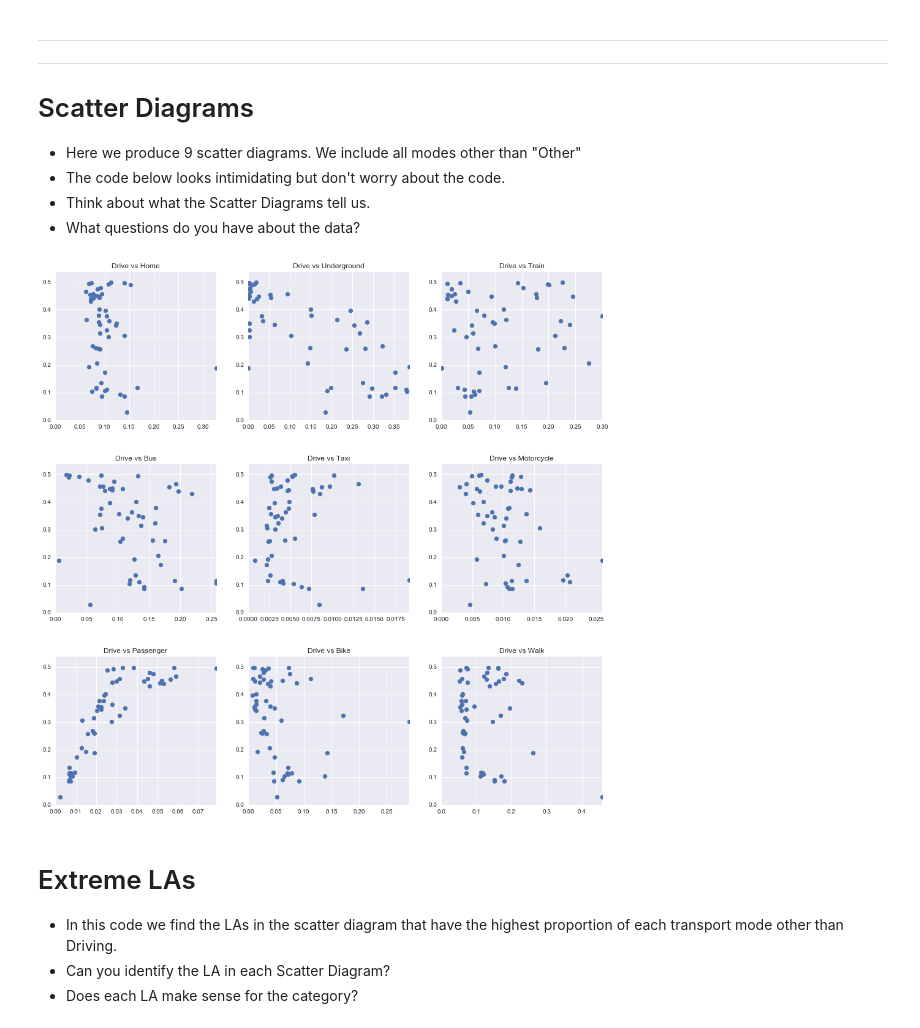
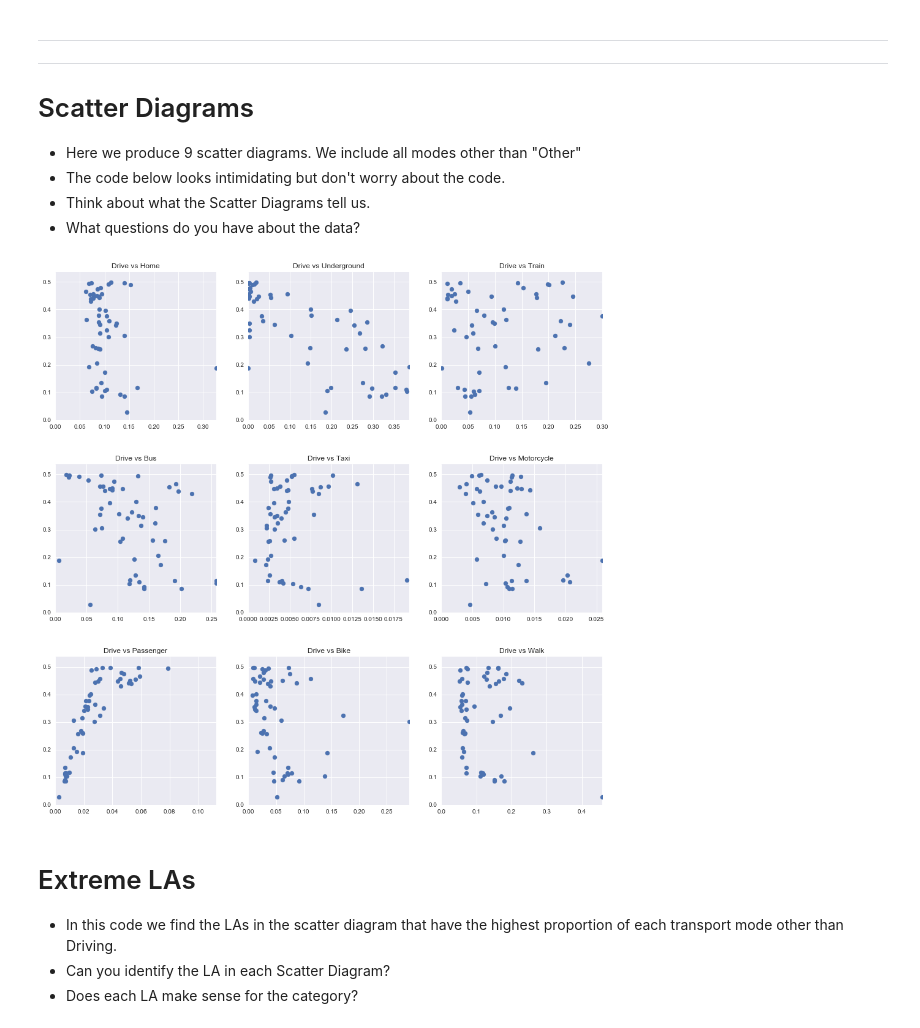
Before and after one commit to mrcork/OCR_LDS, a Jupyter notebook: Drive_vs.ipynb, the cells around one changed output. Saved outputs shown, nothing was run; the diff lists cells and outputs as text; code cells hidden in the pictures.

```diff
--- a/Drive_vs.ipynb
+++ b/Drive_vs.ipynb
@@ -15,7 +15,7 @@ import pandas as pd
 import matplotlib.pyplot as plt
 plt.style.use("seaborn")
 
-df = Data["Travel_2011"].set_index("LA")
+df = Data["Travel_2011"].set_index(["LA","Region"])
 #rewrite the travel methods as propotions of the total
 df = df.loc[:,"Home":"Other"].apply(lambda x: x / x.sum() , axis = 1)
 df["Row_Sum"] = df.sum(axis=1)
@@ -33,8 +33,8 @@ df.head()
 ### Notice that we now only have 52 LAs
 # %%
 # Look at just the data where Driving makes up less than 50% of travel
-df = df.query('Drive<0.5')
-len(df)
+df_50 = df.query('Drive<0.5')
+len(df_50)
 # %% [output]
 52
 # %% [markdown]
@@ -48,16 +48,16 @@ ___
 # %%
 plt.figure(1,figsize = (16,16))
 non_drive_modes = [mode for mode in df.axes[1] if mode not in ["Drive","Other","Row_Sum"]]
 for i,mode in enumerate(non_drive_modes):
     plt.subplot(3,3,i+1)
-    plt.scatter(df[mode],df["Drive"])
+    plt.scatter(df_50[mode],df_50["Drive"])
     plt.title('Drive vs ' + mode)
     plt.xlim(xmin=0,xmax=max(df[mode]))
     plt.ylim(ymin=0)
 
 plt.subplots_adjust(hspace=0.3)
 # %% [output]
-[figure, old version]
+[figure, new version]
 # %% [markdown]
 # Extreme LAs
 * In this code we find the LAs in the scatter diagram that have the highest proportion of each transport mode other than Driving.
```
Also changed, not shown: parts of 10 cells of this notebook.
